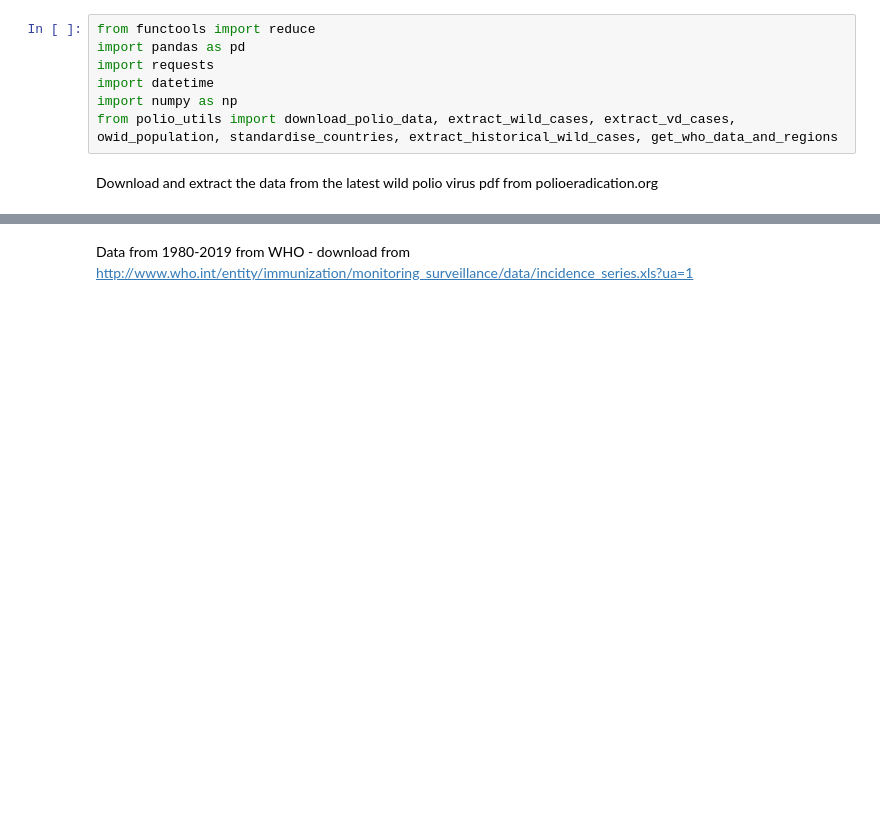
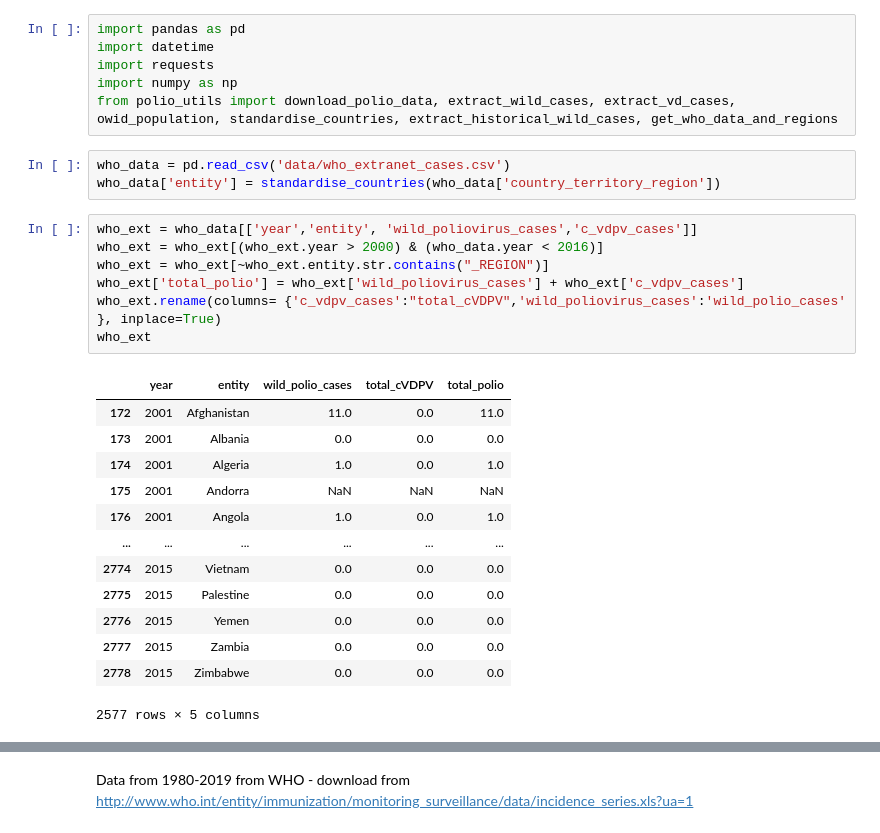
Before and after one commit to owid/notebooks, a Jupyter notebook: FionaSpooner/polio_cases/combine_polio_data.ipynb, the cells around one changed output, grey strips where cells are left out. Drawn from its saved outputs; the diff is of its cells as text; blank space fills up the shorter version.

```diff
--- a/FionaSpooner/polio_cases/combine_polio_data.ipynb
+++ b/FionaSpooner/polio_cases/combine_polio_data.ipynb
@@ -1,9 +1,30 @@
 # %%
-from functools import reduce
 import pandas as pd
+import datetime
 import requests
-import datetime
 import numpy as np
 from polio_utils import download_polio_data, extract_wild_cases, extract_vd_cases, owid_population, standardise_countries, extract_historical_wild_cases, get_who_data_and_regions
-# %% [markdown]
-Download and extract the data from the latest wild polio virus pdf from polioeradication.org
+# %%
+who_data = pd.read_csv('data/who_extranet_cases.csv')
+who_data['entity'] = standardise_countries(who_data['country_territory_region'])
+# %%
+who_ext = who_data[['year','entity', 'wild_poliovirus_cases','c_vdpv_cases']]
+who_ext = who_ext[(who_ext.year > 2000) & (who_data.year < 2016)]
+who_ext = who_ext[~who_ext.entity.str.contains("_REGION")]
+who_ext['total_polio'] = who_ext['wild_poliovirus_cases'] + who_ext['c_vdpv_cases']
+who_ext.rename(columns= {'c_vdpv_cases':"total_cVDPV",'wild_poliovirus_cases':'wild_polio_cases' }, inplace=True)
+who_ext
+# %% [output]
+|  | year | entity | wild_polio_cases | total_cVDPV | total_polio |
+| 172 | 2001 | Afghanistan | 11.0 | 0.0 | 11.0 |
+| 173 | 2001 | Albania | 0.0 | 0.0 | 0.0 |
+| 174 | 2001 | Algeria | 1.0 | 0.0 | 1.0 |
+| 175 | 2001 | Andorra | NaN | NaN | NaN |
+| 176 | 2001 | Angola | 1.0 | 0.0 | 1.0 |
+| ... | ... | ... | ... | ... | ... |
+| 2774 | 2015 | Vietnam | 0.0 | 0.0 | 0.0 |
+| 2775 | 2015 | Palestine | 0.0 | 0.0 | 0.0 |
+| 2776 | 2015 | Yemen | 0.0 | 0.0 | 0.0 |
+| 2777 | 2015 | Zambia | 0.0 | 0.0 | 0.0 |
+| 2778 | 2015 | Zimbabwe | 0.0 | 0.0 | 0.0 |
+2577 rows × 5 columns
```
Also changed, not shown: parts of 11 cells of this notebook, 19 other files.
